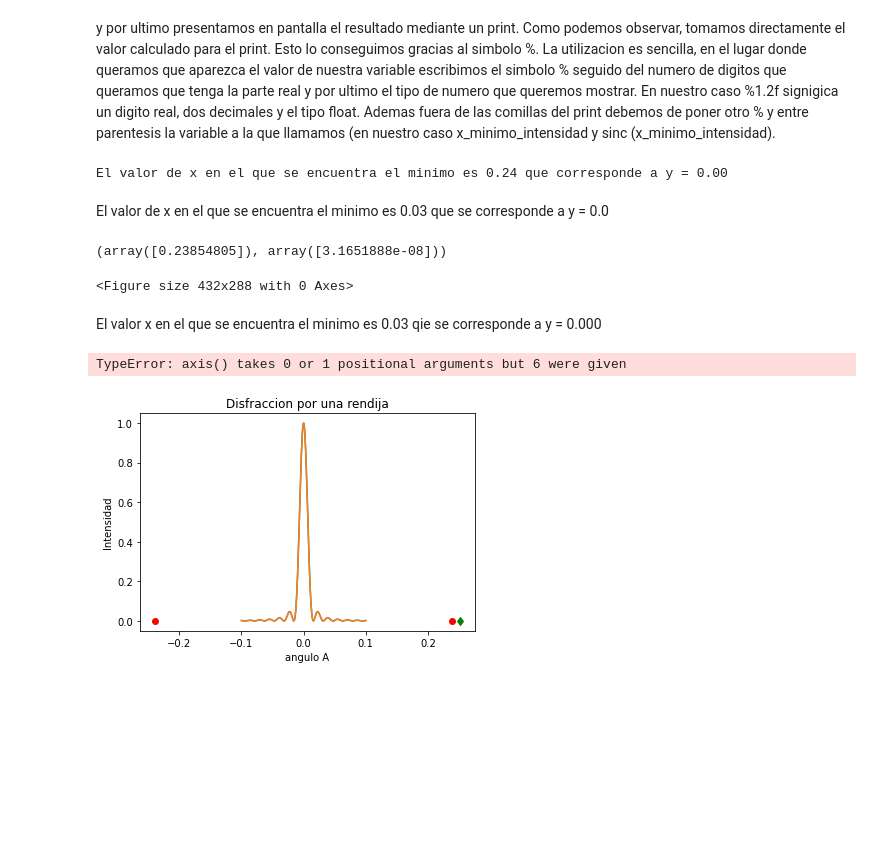
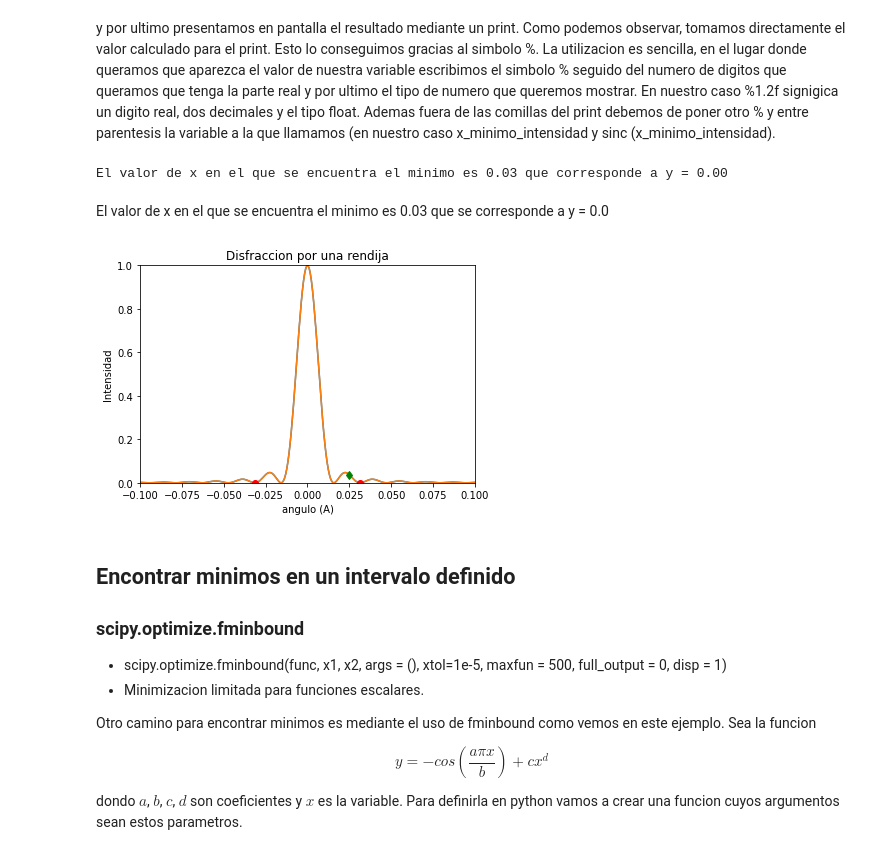
Before and after one commit to ignabelitzky/python-cientifico, a Jupyter notebook: clase2/clase2.ipynb, the cells around one changed output. Drawn from its saved outputs; the diff is of its cells as text; code cells hidden in the pictures; blank space fills up the shorter version.

```diff
--- a/clase2/clase2.ipynb
+++ b/clase2/clase2.ipynb
@@ -331,7 +331,7 @@ plt.show()
 la funcion fmin necesita de valores iniciales a modo de semilla para comenzar las iteraciones. En nuestro caso hemos elegido como valor 0.001,
 # %%
 # fmin necesita una semillla asi que se la proporcionamos.
-semilla = 0.251
+semilla = 0.0251
 # %% [markdown]
 calculamos el valor del minimo mediante fmin,
 # %%
@@ -354,56 +354,53 @@ Ademas fuera de las comillas del print debemos de poner otro % y entre parentesi
 # %%
 # Presenta en pantalla el minimo y el valor de lal funcion en ese punto
 print('El valor de x en el que se encuentra el minimo es %1.2f que corresponde a y = %1.2f'\
-     %(x_minimo_intensidad, sinc (x_minimo_intensidad)))
+     %(x_minimo_intensidad, sinc(x_minimo_intensidad)))
 # %% [output]
-El valor de x en el que se encuentra el minimo es 0.24 que corresponde a y = 0.00
+El valor de x en el que se encuentra el minimo es 0.03 que corresponde a y = 0.00
 # %% [markdown]
 El valor de x en el que se encuentra el minimo es 0.03 que se corresponde a y = 0.0
-# %%
-# Podemos representar simplemente creando los arrays dimensionales y cargando matplotlib
-# x = linspace(-1.0, 200)
-# y = sinc(x)
-
-# Creamos la figura
-plt.figure()
-
-# Reprensetamos junto a la gritica anterior la semilla (en verde) y los minimos (en rango) encontramos (semilla, sinc(semilla), gd)
-x_minimo_intensidad, sinc(x_minimo_intensidad)
-# %% [output]
-(array([0.23854805]), array([3.1651888e-08]))
-<Figure size 432x288 with 0 Axes>
-# %% [markdown]
-El valor x en el que se encuentra el minimo es 0.03 qie se corresponde a y = 0.000
 # %%
 # Podemos representar simplemente creando los arrays dimensionales y cargando matplotlib
 # x = linspace -0.1, 0.1, 1300)
 # y = sinc(x)
 
 # Creamos la figura
 plt.figure()
 
 # Representamos la grafica
 plt.plot(x, y)
 
 # Representamos junto a la grafica anterior la semilla (en verde) y los minimos (en rojo) encontrados.
 plt.plot(x, y)
 
 # Representamos junto a la grafica simplemente creando los arrays dimensionales y cargando matplotlib
 # plt.plot(semilla, sinc, semilla, 'gd')
 # plt.plot(x_minimo_intensidad, sinc(x_minimo_intensidad), 'ro')
 # plt.plot(x_minimo_intensidad, sinc(x_minimo_intensidad), 'ro')
 
 plt.plot(semilla, sinc(semilla), 'gd',
                 x_minimo_intensidad, sinc(x_minimo_intensidad), 'ro',
                 -x_minimo_intensidad, sinc(x_minimo_intensidad), 'ro')
 
 ## Anadimos etiquetas
-plt.xlabel('angulo A')
+plt.xlabel('angulo (A)')
 plt.ylabel('Intensidad')
 plt.title('Disfraccion por una rendija')
-plt.axis(-0, 1, 0, 1, 0, 11)
-plt.legend()
+plt.axis([-0.1, 0.1, 0, 1])
+plt.legend
 plt.show();
 # %% [output]
-TypeError: axis() takes 0 or 1 positional arguments but 6 were given
-[figure, old version]
+[figure, new version]
+# %% [markdown]
+## Encontrar minimos en un intervalo definido
+
+### scipy.optimize.fminbound
+
+* scipy.optimize.fminbound(func, x1, x2, args = (), xtol=1e-5, maxfun = 500, full_output = 0, disp = 1)
+* Minimizacion limitada para funciones escalares.
+
+Otro camino para encontrar minimos es mediante el uso de fminbound como vemos en este ejemplo. Sea la funcion
+
+$$y = -cos\left(\frac{a\pi x}{b}\right)+cx^{d}$$
+
+dondo $a$, $b$, $c$, $d$ son coeficientes y $x$ es la variable. Para definirla en python vamos a crear una funcion cuyos argumentos sean estos parametros.
```
Also changed, not shown: parts of 26 cells of this notebook.
